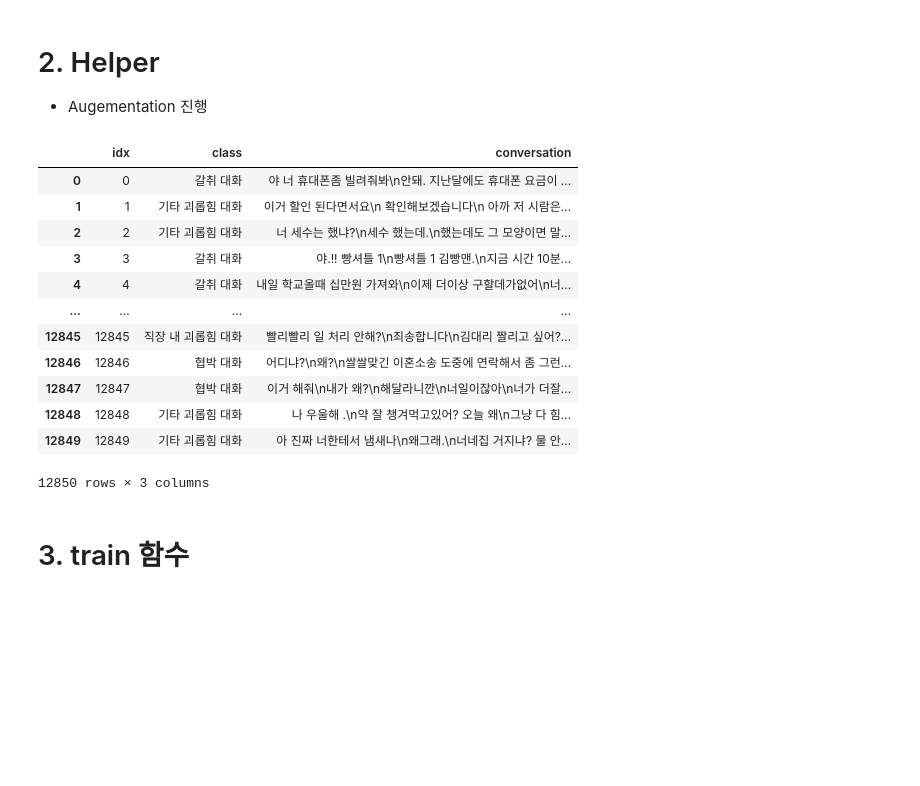
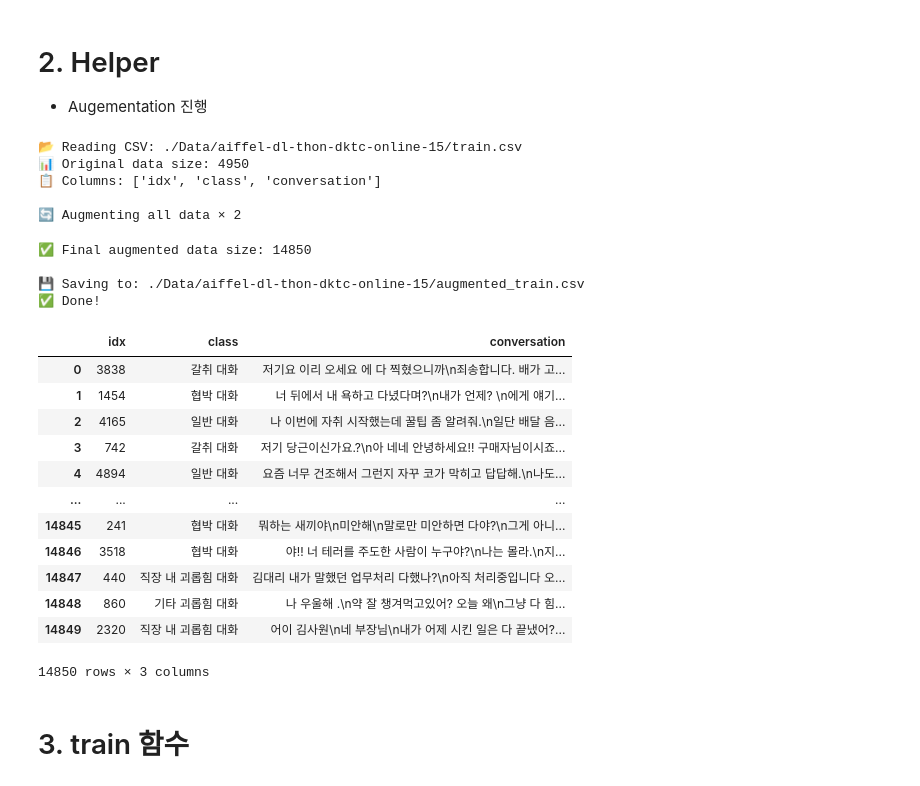
Before and after one commit to hiyslee/DLthon_pepero_day, a Jupyter notebook: models/decoder_only.ipynb, the cells around one changed output. Saved outputs shown, nothing was run; the diff lists cells and outputs as text; code cells hidden in the pictures; blank space fills up the shorter version.

```diff
--- a/models/decoder_only.ipynb
+++ b/models/decoder_only.ipynb
@@ -253,30 +253,39 @@ class GPT1Classifier(nn.Module):
 # %% [markdown]
 # 2. Helper
 - Augementation 진행
-# %%
-augment_csv_to_file(
-    input_path=TRAIN_PATH,
-    output_path=AUGMENTED_TRAIN_PATH,
-    augment_ratio=2,              # 원본의 n배 증강 추가
-    dropout_rate=0.15,
-    exclude_labels=["일반 대화"],  # '일반 대화'는 증강 제외
-    min_tokens_after=5,
-    seed=42,
-)
-# %% [output]
-|  | idx | class | conversation |
-| 0 | 0 | 갈취 대화 | 야 너 휴대폰좀 빌려줘봐\n안돼. 지난달에도 휴대폰 요금이 ... |
-| 1 | 1 | 기타 괴롭힘 대화 | 이거 할인 된다면서요\n 확인해보겠습니다\n 아까 저 시람은... |
-| 2 | 2 | 기타 괴롭힘 대화 | 너 세수는 했냐?\n세수 했는데.\n했는데도 그 모양이면 말... |
-| 3 | 3 | 갈취 대화 | 야.!! 빵셔틀 1\n빵셔틀 1 김빵맨.\n지금 시간 10분... |
-| 4 | 4 | 갈취 대화 | 내일 학교올때 십만원 가져와\n이제 더이상 구할데가없어\n너... |
-| ... | ... | ... | ... |
-| 12845 | 12845 | 직장 내 괴롭힘 대화 | 빨리빨리 일 처리 안해?\n죄송합니다\n김대리 짤리고 싶어?... |
-| 12846 | 12846 | 협박 대화 | 어디냐?\n왜?\n쌀쌀맞긴 이혼소송 도중에 연락해서 좀 그런... |
-| 12847 | 12847 | 협박 대화 | 이거 해줘\n내가 왜?\n해달라니깐\n너일이잖아\n너가 더잘... |
-| 12848 | 12848 | 기타 괴롭힘 대화 | 나 우울해 .\n약 잘 챙겨먹고있어? 오늘 왜\n그냥 다 힘... |
-| 12849 | 12849 | 기타 괴롭힘 대화 | 아 진짜 너한테서 냄새나\n왜그래.\n너네집 거지냐? 물 안... |
-12850 rows × 3 columns
+# %%
+augment_csv(
+        input_csv_path=TRAIN_PATH,
+        output_csv_path=AUGMENTED_TRAIN_PATH,
+        text_columns=['input_text', 'target_text'],  # 증강할 텍스트 컬럼
+        label_column='label',
+        augment_ratio=2,  # 2배 증강
+        dropout_rate=0.15,
+        exclude_labels=[]  # 제외할 레이블 결정. 숫자 리스트로 주면 됨 EX. 1(협박대화), ... ,4(일반대화)
+    )
+# %% [output]
+📂 Reading CSV: ./Data/aiffel-dl-thon-dktc-online-15/train.csv
+📊 Original data size: 4950
+📋 Columns: ['idx', 'class', 'conversation']
+
+🔄 Augmenting all data × 2
+✅ Final augmented data size: 14850
+
+💾 Saving to: ./Data/aiffel-dl-thon-dktc-online-15/augmented_train.csv
+✅ Done!
+|  | idx | class | conversation |
+| 0 | 3838 | 갈취 대화 | 저기요 이리 오세요 에 다 찍혔으니까\n죄송합니다. 배가 고... |
+| 1 | 1454 | 협박 대화 | 너 뒤에서 내 욕하고 다녔다며?\n내가 언제? \n에게 얘기... |
+| 2 | 4165 | 일반 대화 | 나 이번에 자취 시작했는데 꿀팁 좀 알려줘.\n일단 배달 음... |
+| 3 | 742 | 갈취 대화 | 저기 당근이신가요.?\n아 네네 안녕하세요!! 구매자님이시죠... |
+| 4 | 4894 | 일반 대화 | 요즘 너무 건조해서 그런지 자꾸 코가 막히고 답답해.\n나도... |
+| ... | ... | ... | ... |
+| 14845 | 241 | 협박 대화 | 뭐하는 새끼야\n미안해\n말로만 미안하면 다야?\n그게 아니... |
+| 14846 | 3518 | 협박 대화 | 야!! 너 테러를 주도한 사람이 누구야?\n나는 몰라.\n지... |
+| 14847 | 440 | 직장 내 괴롭힘 대화 | 김대리 내가 말했던 업무처리 다했나?\n아직 처리중입니다 오... |
+| 14848 | 860 | 기타 괴롭힘 대화 | 나 우울해 .\n약 잘 챙겨먹고있어? 오늘 왜\n그냥 다 힘... |
+| 14849 | 2320 | 직장 내 괴롭힘 대화 | 어이 김사원\n네 부장님\n내가 어제 시킨 일은 다 끝냈어?... |
+14850 rows × 3 columns
 # %% [markdown]
 # 3. train 함수
 # %%
```
Also changed, not shown: parts of 8 cells of this notebook, 9 other files.
